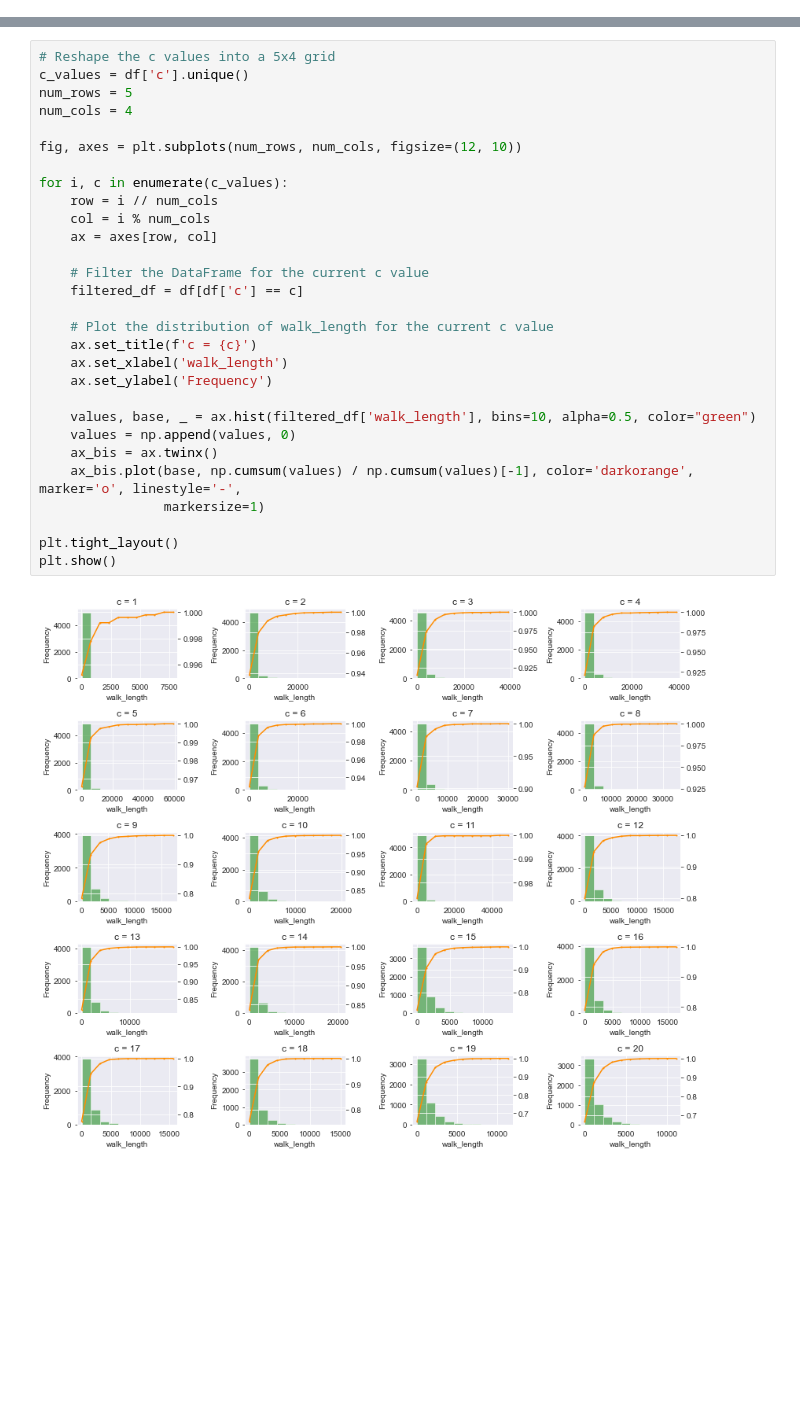
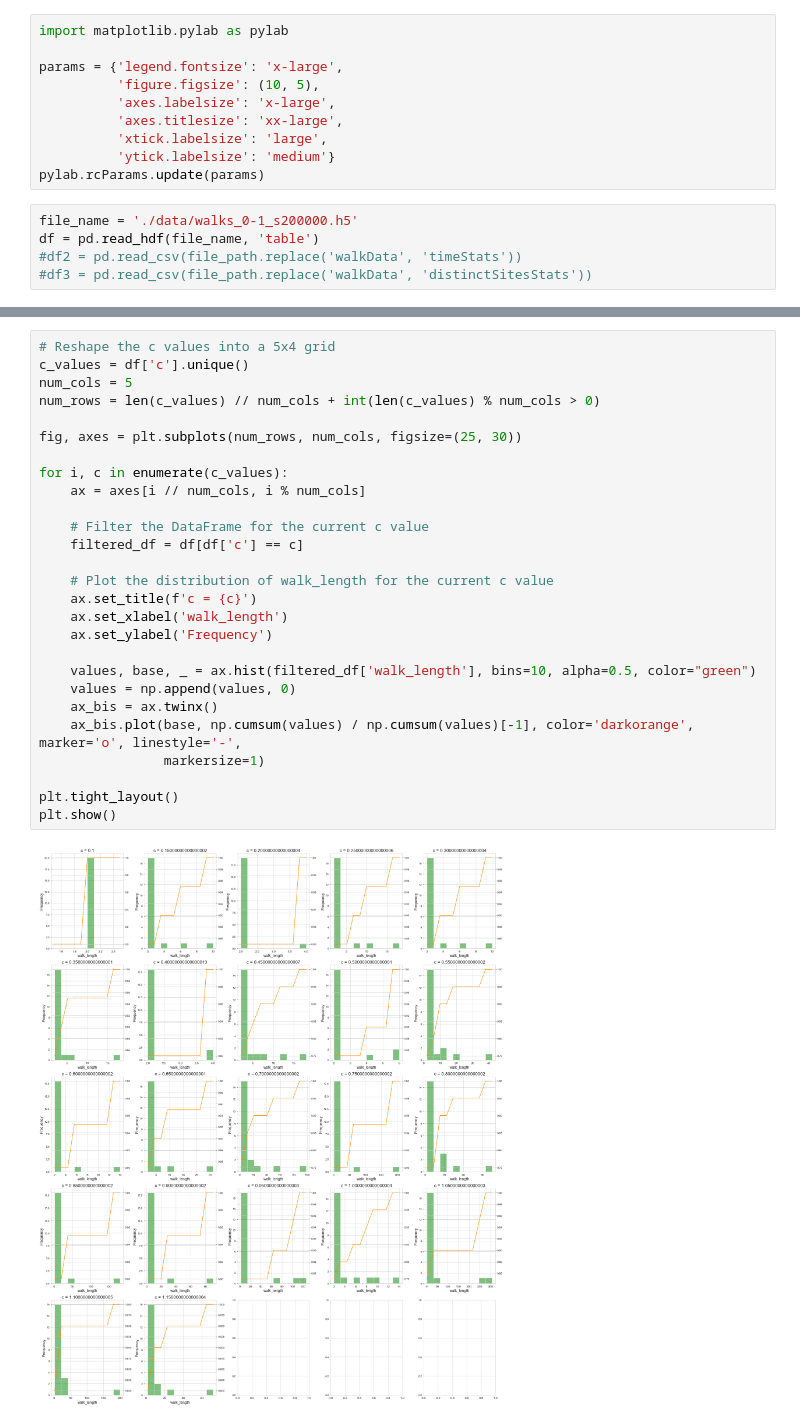
Before and after one commit to mottyg1/amirim_project, a Jupyter notebook: graphs.ipynb, the cells around one changed output, grey strips where cells are left out. Cells and saved outputs as stored; diff of their text form; blank space fills up the shorter version.

```diff
--- a/graphs.ipynb
+++ b/graphs.ipynb
@@ -9,3 +8,18 @@ df2 = pd.read_csv('./data/2023-05-17_01_er_distinctSites_n1000_s5000.csv')
+# %%
+import matplotlib.pylab as pylab
+
+params = {'legend.fontsize': 'x-large',
+          'figure.figsize': (10, 5),
+          'axes.labelsize': 'x-large',
+          'axes.titlesize': 'xx-large',
+          'xtick.labelsize': 'large',
+          'ytick.labelsize': 'medium'}
+pylab.rcParams.update(params)
+# %%
+file_name = './data/walks_0-1_s200000.h5'
+df = pd.read_hdf(file_name, 'table')
+#df2 = pd.read_csv(file_path.replace('walkData', 'timeStats'))
+#df3 = pd.read_csv(file_path.replace('walkData', 'distinctSitesStats'))
 # %%
 # Calculate the probability of the walk being retroceding based on the value of c
 prob_retroceding = df.groupby('c')['is_retroceding'].mean()
@@ -77,34 +122,32 @@ plt.show()
 # %%
 # Reshape the c values into a 5x4 grid
 c_values = df['c'].unique()
-num_rows = 5
-num_cols = 4
+num_cols = 5
+num_rows = len(c_values) // num_cols + int(len(c_values) % num_cols > 0)
 
-fig, axes = plt.subplots(num_rows, num_cols, figsize=(12, 10))
+fig, axes = plt.subplots(num_rows, num_cols, figsize=(25, 30))
 
 for i, c in enumerate(c_values):
-    row = i // num_cols
-    col = i % num_cols
-    ax = axes[row, col]
+    ax = axes[i // num_cols, i % num_cols]
 
     # Filter the DataFrame for the current c value
     filtered_df = df[df['c'] == c]
 
     # Plot the distribution of walk_length for the current c value
     ax.set_title(f'c = {c}')
     ax.set_xlabel('walk_length')
     ax.set_ylabel('Frequency')
 
     values, base, _ = ax.hist(filtered_df['walk_length'], bins=10, alpha=0.5, color="green")
     values = np.append(values, 0)
     ax_bis = ax.twinx()
     ax_bis.plot(base, np.cumsum(values) / np.cumsum(values)[-1], color='darkorange', marker='o', linestyle='-',
                 markersize=1)
 
 plt.tight_layout()
 plt.show()
 # %% [output]
-[figure, old version]
+[figure, new version]
 # %%
 # Group the DataFrame by 'c'
 grouped_df = df.groupby('c')
```
Also changed, not shown: parts of 13 cells of this notebook, 11 other files.
